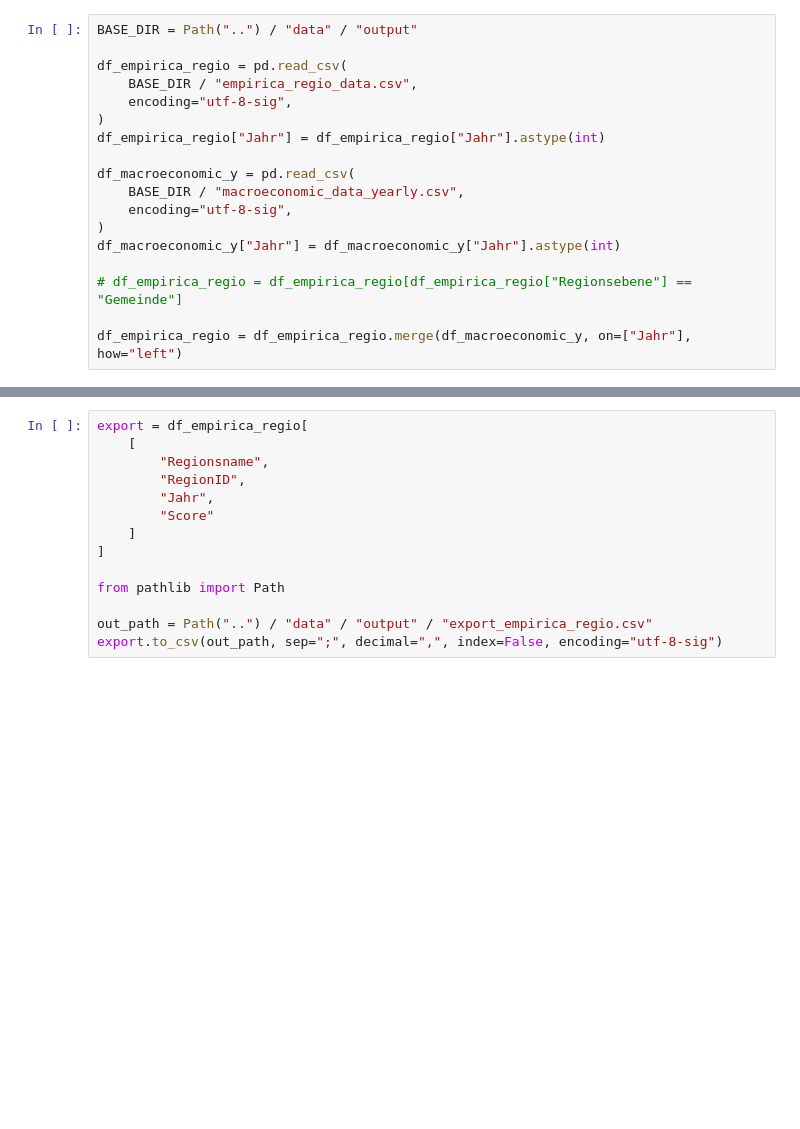
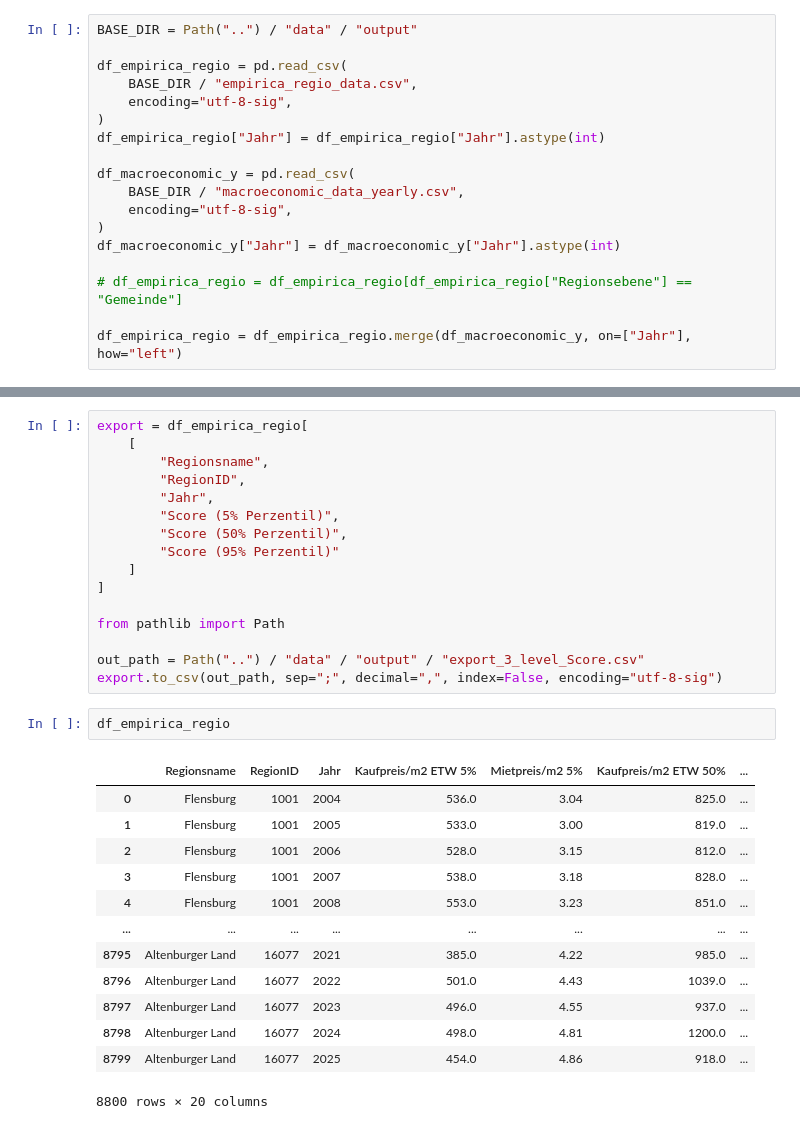
Before and after one commit to LukasGansneder/Master-Thesis-Renting-vs-Buying-, a Jupyter notebook: code/4_NPV_Score.ipynb, the cells around one changed output, grey strips where cells are left out. Drawn from its saved outputs; the diff is of its cells as text; blank space fills up the shorter version.

```diff
--- a/code/4_NPV_Score.ipynb
+++ b/code/4_NPV_Score.ipynb
@@ -194,13 +250,31 @@ export = df_empirica_regio[
         "Regionsname",
         "RegionID",
         "Jahr",
-        "Score"
+        "Score (5% Perzentil)",
+        "Score (50% Perzentil)",
+        "Score (95% Perzentil)"
     ]
 ]
 
 from pathlib import Path
 
-out_path = Path("..") / "data" / "output" / "export_empirica_regio.csv"
+out_path = Path("..") / "data" / "output" / "export_3_level_Score.csv"
 export.to_csv(out_path, sep=";", decimal=",", index=False, encoding="utf-8-sig")
+# %%
+df_empirica_regio
+# %% [output]
+|  | Regionsname | RegionID | Jahr | Kaufpreis/m2 ETW 5% | Mietpreis/m2 5% | Kaufpreis/m2 ETW 50% | ... |
+| 0 | Flensburg | 1001 | 2004 | 536.0 | 3.04 | 825.0 | ... |
+| 1 | Flensburg | 1001 | 2005 | 533.0 | 3.00 | 819.0 | ... |
+| 2 | Flensburg | 1001 | 2006 | 528.0 | 3.15 | 812.0 | ... |
+| 3 | Flensburg | 1001 | 2007 | 538.0 | 3.18 | 828.0 | ... |
+| 4 | Flensburg | 1001 | 2008 | 553.0 | 3.23 | 851.0 | ... |
+| ... | ... | ... | ... | ... | ... | ... | ... |
+| 8795 | Altenburger Land | 16077 | 2021 | 385.0 | 4.22 | 985.0 | ... |
+| 8796 | Altenburger Land | 16077 | 2022 | 501.0 | 4.43 | 1039.0 | ... |
+| 8797 | Altenburger Land | 16077 | 2023 | 496.0 | 4.55 | 937.0 | ... |
+| 8798 | Altenburger Land | 16077 | 2024 | 498.0 | 4.81 | 1200.0 | ... |
+| 8799 | Altenburger Land | 16077 | 2025 | 454.0 | 4.86 | 918.0 | ... |
+8800 rows × 20 columns
 # %%
 for year in sorted(df_empirica_regio["Jahr"].dropna().unique()):
```
Also changed, not shown: parts of 3 cells of this notebook, 1 other file.
